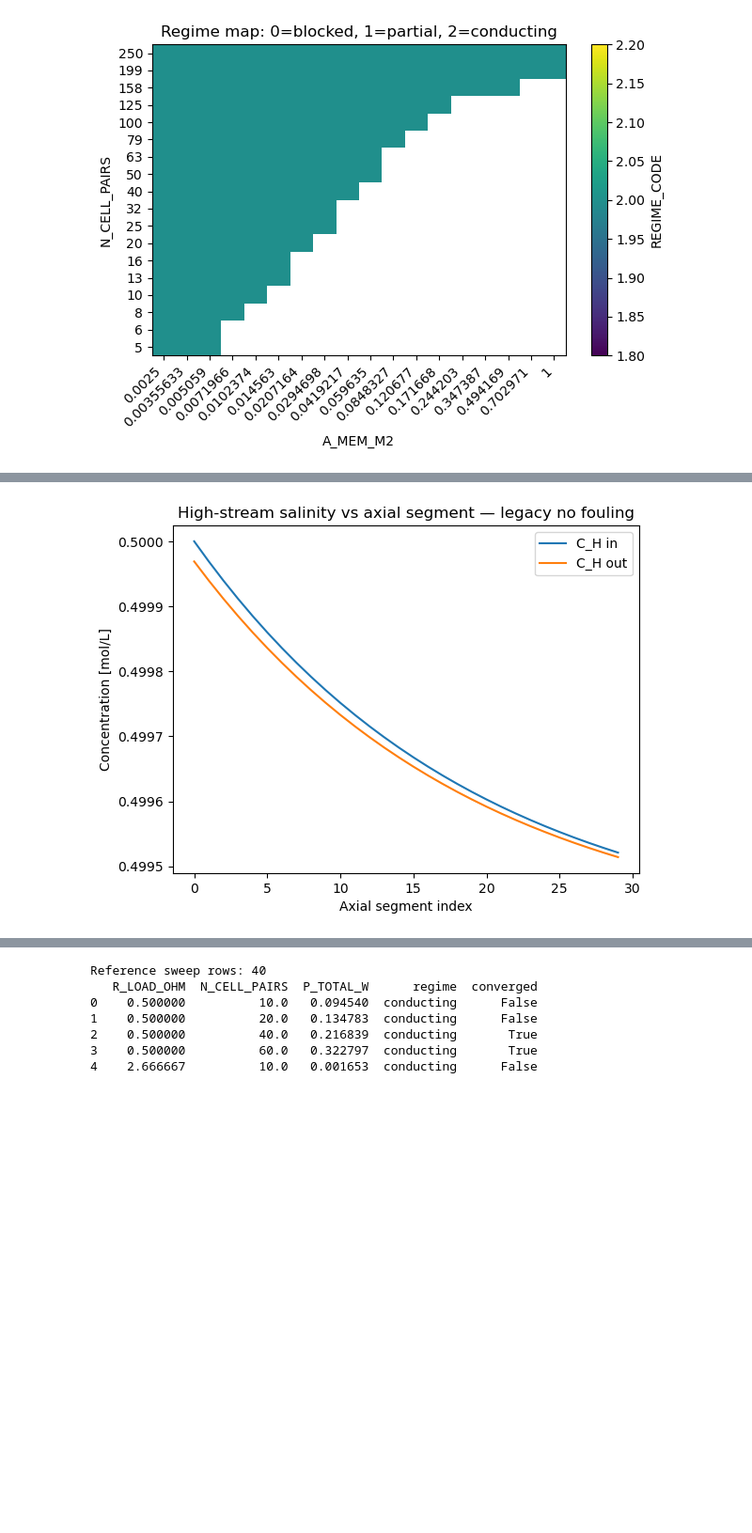
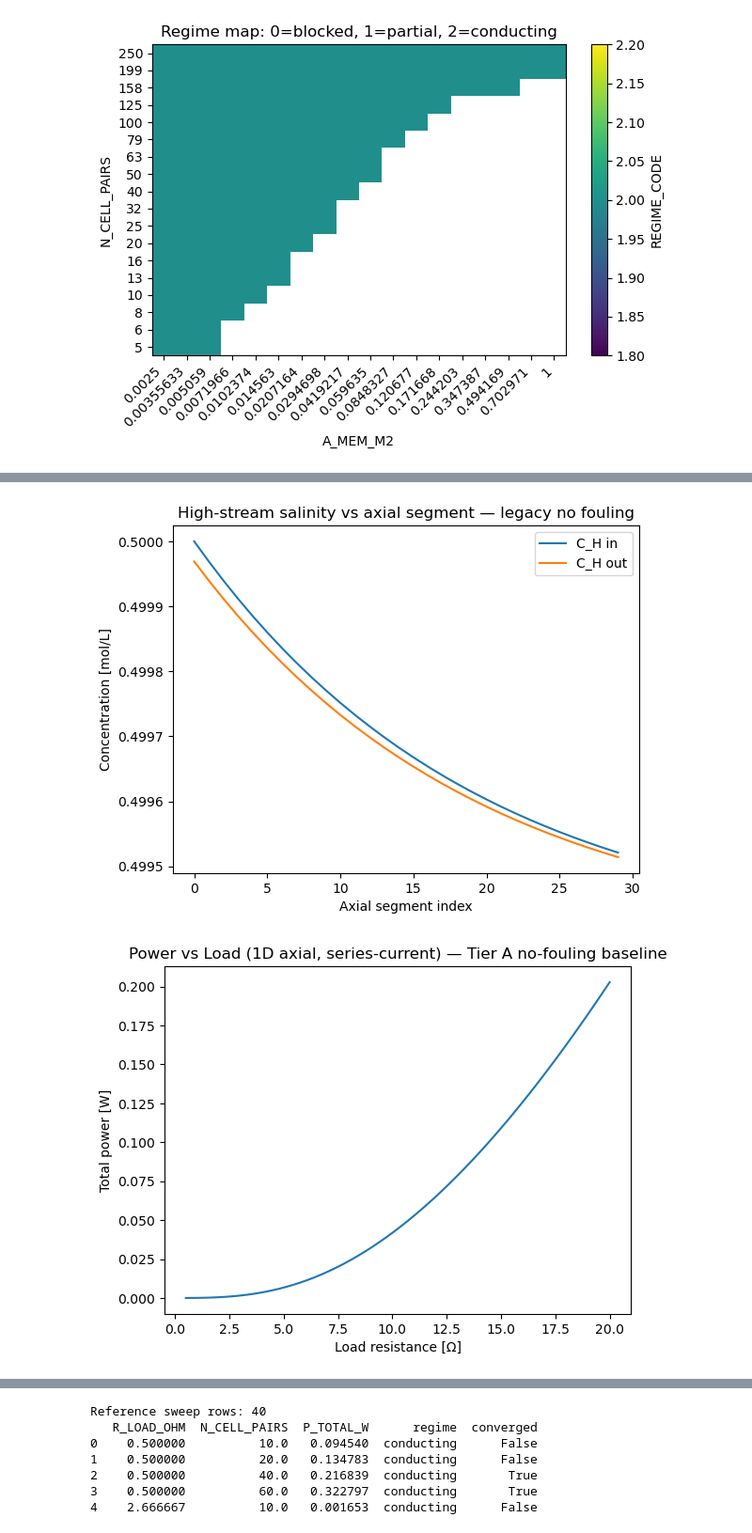
Before and after one commit to blueleaflabs/osmoflux, a Jupyter notebook: OsmoFlux.ipynb, the cells around one changed output, grey strips where cells are left out. Shown at 94% size. Saved outputs shown, nothing was run; the diff lists cells and outputs as text; code cells hidden in the pictures; blank space fills up the shorter version.

Commit message:
added 1D model with axial segments in series not parallel

```diff
--- a/OsmoFlux.ipynb
+++ b/OsmoFlux.ipynb
@@ -1195,30 +1522,63 @@ except TypeError:
     p_nf = base
 
 P_nf = []
 for R in R_loads:
     P_nf.append(
         model_1d_axial(_with_updates(p_nf, R_LOAD_OHM=float(R)), mode='fixed_load')['P_TOTAL_W']
     )
 
 plt.figure()
 plt.plot(R_loads, P_nf)
 plt.title('Power vs Load (1D axial) — legacy no-fouling baseline')
 plt.xlabel('Load resistance [Ω]')
 plt.ylabel('Total power [W]')
 plt.show()
 
 # Axial salinity profile — 1D axial, NO fouling (legacy baseline)
 res_nf = model_1d_axial(p_nf, mode='fixed_load')
 x = np.arange(int(p_nf.N_SEG), dtype=float)
 
 plt.figure()
 plt.plot(x, res_nf['per_segment']['C_H_IN_MOL_L'], label='C_H in')
 plt.plot(x, res_nf['per_segment']['C_H_OUT_MOL_L'], label='C_H out')
 plt.title('High-stream salinity vs axial segment — legacy no fouling')
 plt.xlabel('Axial segment index')
 plt.ylabel('Concentration [mol/L]')
 plt.legend()
 plt.show()
+
+
+# -------------------------
+# NEW: Standard series-current 1D axial plots (single electrode pair)
+# -------------------------
+
+# Power vs load — 1D axial series-current, NO fouling (Tier A baseline)
+P_sc = []
+for R in R_loads:
+    P_sc.append(
+        model_1d_axial_series_current(_with_updates(p_nf, R_LOAD_OHM=float(R)), mode='fixed_load')['P_TOTAL_W']
+    )
+
+plt.figure()
+plt.plot(R_loads, P_sc)
+plt.title('Power vs Load (1D axial, series-current) — Tier A no-fouling baseline')
+plt.xlabel('Load resistance [Ω]')
+plt.ylabel('Total power [W]')
+plt.show()
+
+# Axial salinity profile — 1D axial series-current, NO fouling (Tier A baseline)
+res_sc = model_1d_axial_series_current(p_nf, mode='fixed_load')
+x = np.arange(int(p_nf.N_SEG), dtype=float)
+
+plt.figure()
+plt.plot(x, res_sc['per_segment']['C_H_IN_MOL_L'], label='C_H in')
+plt.plot(x, res_sc['per_segment']['C_H_OUT_MOL_L'], label='C_H out')
+plt.title('High-stream salinity vs axial segment — series-current no fouling')
+plt.xlabel('Axial segment index')
+plt.ylabel('Concentration [mol/L]')
+plt.legend()
+plt.show()
 # %% [output]
 [figure]
 [figure]
+[figure, added]
```
Also changed, not shown: parts of 6 cells of this notebook.
